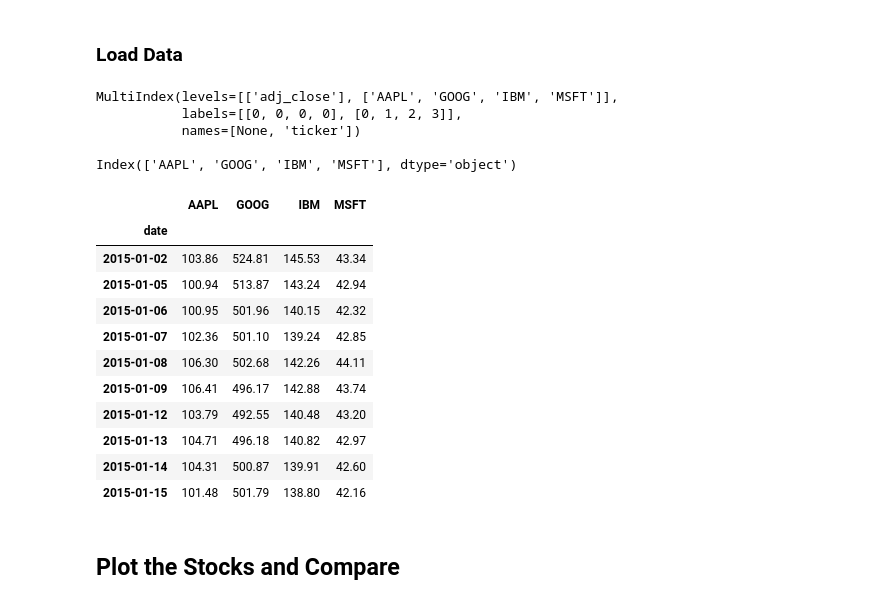
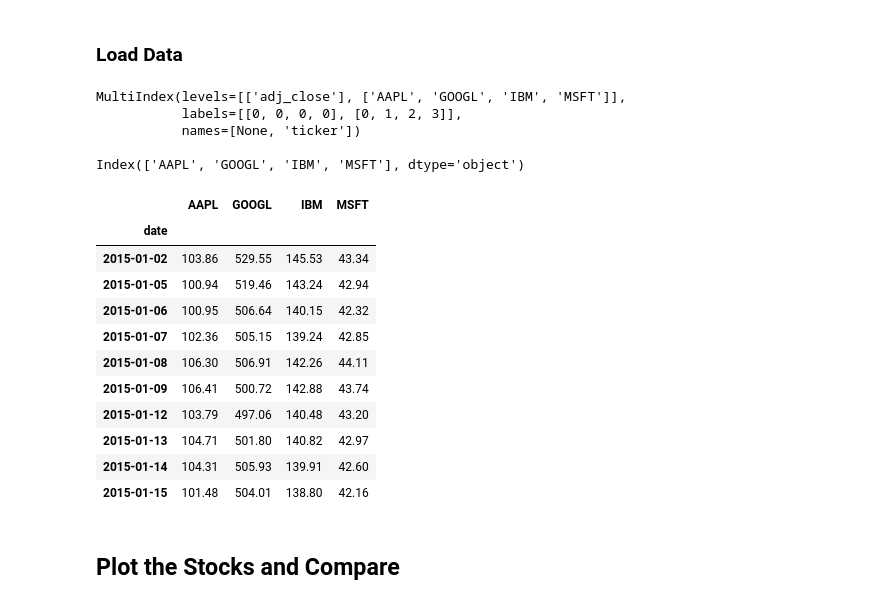
Before and after one commit to acesaif/ml_crash_course, a Jupyter notebook: self_practice/trading/part_1/project_1/portfolio_optimization.ipynb, the cells around one changed output. Saved outputs shown, nothing was run; the diff lists cells and outputs as text; code cells hidden in the pictures.

```diff
--- a/self_practice/trading/part_1/project_1/portfolio_optimization.ipynb
+++ b/self_practice/trading/part_1/project_1/portfolio_optimization.ipynb
@@ -32,41 +31,41 @@ quandl.ApiConfig.api_key = key
 # %% [markdown]
 ### Load Data
 # %%
-tickers = ['IBM', 'AAPL', 'GOOG', 'MSFT']
+tickers = ['IBM', 'AAPL', 'GOOGL', 'MSFT']
 
 data = quandl.get_table(
     'WIKI/PRICES',
     ticker = tickers,
     qopts = {'columns': ['date', 'ticker', 'adj_close']},
     date = {'gte': '2015-1-1', 'lte': '2017-12-31'},
     paginate=True)
 
 dataframe = data.set_index('date')
 dataframe = dataframe.pivot(columns='ticker')
 print("{}\n".format(dataframe.columns))
 dataframe.columns = [col[1] for col in dataframe.columns]
 print("{}".format(dataframe.columns))
 dataframe = pd.DataFrame(dataframe)
 dataframe = dataframe.dropna()
 display.display(dataframe.head(10))
 # %% [output]
-MultiIndex(levels=[['adj_close'], ['AAPL', 'GOOG', 'IBM', 'MSFT']],
+MultiIndex(levels=[['adj_close'], ['AAPL', 'GOOGL', 'IBM', 'MSFT']],
            labels=[[0, 0, 0, 0], [0, 1, 2, 3]],
            names=[None, 'ticker'])
 
-Index(['AAPL', 'GOOG', 'IBM', 'MSFT'], dtype='object')
+Index(['AAPL', 'GOOGL', 'IBM', 'MSFT'], dtype='object')
-|  | AAPL | GOOG | IBM | MSFT |
+|  | AAPL | GOOGL | IBM | MSFT |
 | date |  |  |  |  |
-| 2015-01-02 | 103.86 | 524.81 | 145.53 | 43.34 |
-| 2015-01-05 | 100.94 | 513.87 | 143.24 | 42.94 |
-| 2015-01-06 | 100.95 | 501.96 | 140.15 | 42.32 |
-| 2015-01-07 | 102.36 | 501.10 | 139.24 | 42.85 |
-| 2015-01-08 | 106.30 | 502.68 | 142.26 | 44.11 |
-| 2015-01-09 | 106.41 | 496.17 | 142.88 | 43.74 |
-| 2015-01-12 | 103.79 | 492.55 | 140.48 | 43.20 |
-| 2015-01-13 | 104.71 | 496.18 | 140.82 | 42.97 |
-| 2015-01-14 | 104.31 | 500.87 | 139.91 | 42.60 |
-| 2015-01-15 | 101.48 | 501.79 | 138.80 | 42.16 |
+| 2015-01-02 | 103.86 | 529.55 | 145.53 | 43.34 |
+| 2015-01-05 | 100.94 | 519.46 | 143.24 | 42.94 |
+| 2015-01-06 | 100.95 | 506.64 | 140.15 | 42.32 |
+| 2015-01-07 | 102.36 | 505.15 | 139.24 | 42.85 |
+| 2015-01-08 | 106.30 | 506.91 | 142.26 | 44.11 |
+| 2015-01-09 | 106.41 | 500.72 | 142.88 | 43.74 |
+| 2015-01-12 | 103.79 | 497.06 | 140.48 | 43.20 |
+| 2015-01-13 | 104.71 | 501.80 | 140.82 | 42.97 |
+| 2015-01-14 | 104.31 | 505.93 | 139.91 | 42.60 |
+| 2015-01-15 | 101.48 | 504.01 | 138.80 | 42.16 |
 # %% [markdown]
 ## Plot the Stocks and Compare
 # %%
```
Also changed, not shown: parts of 4 cells of this notebook.
